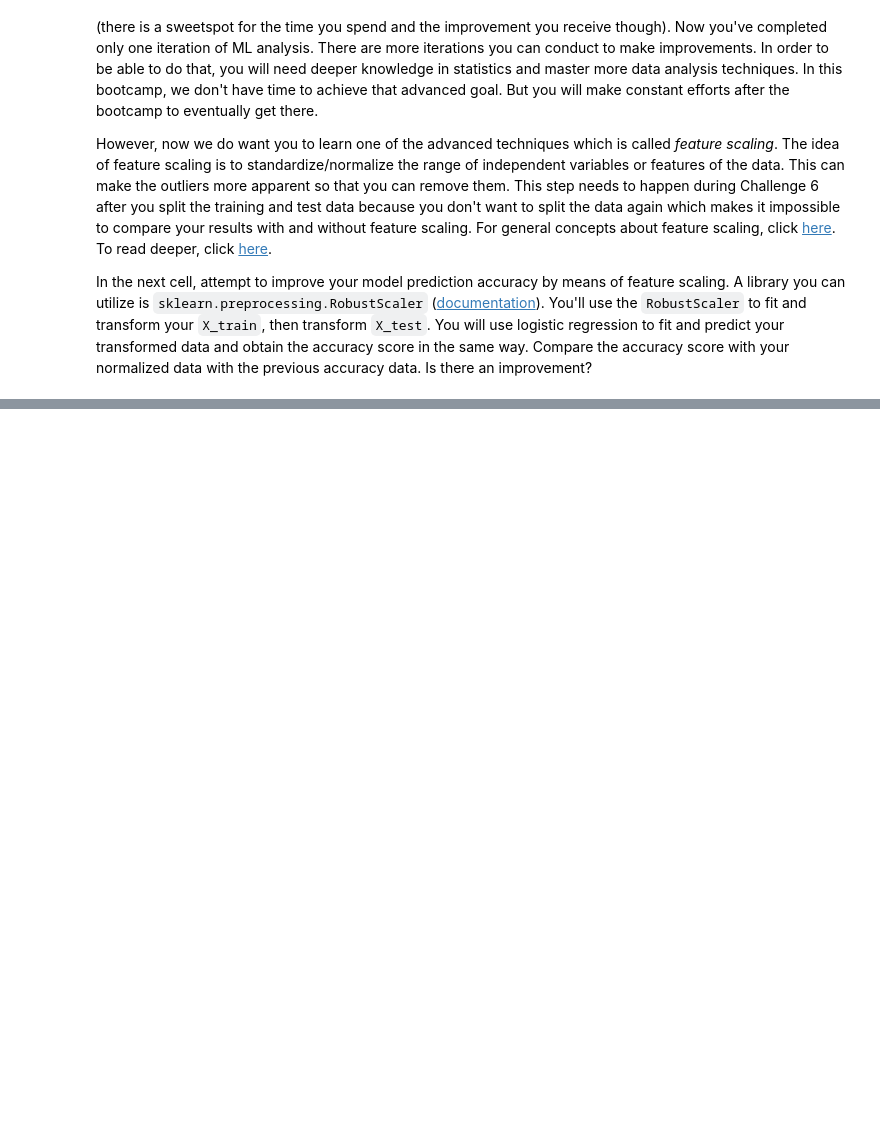
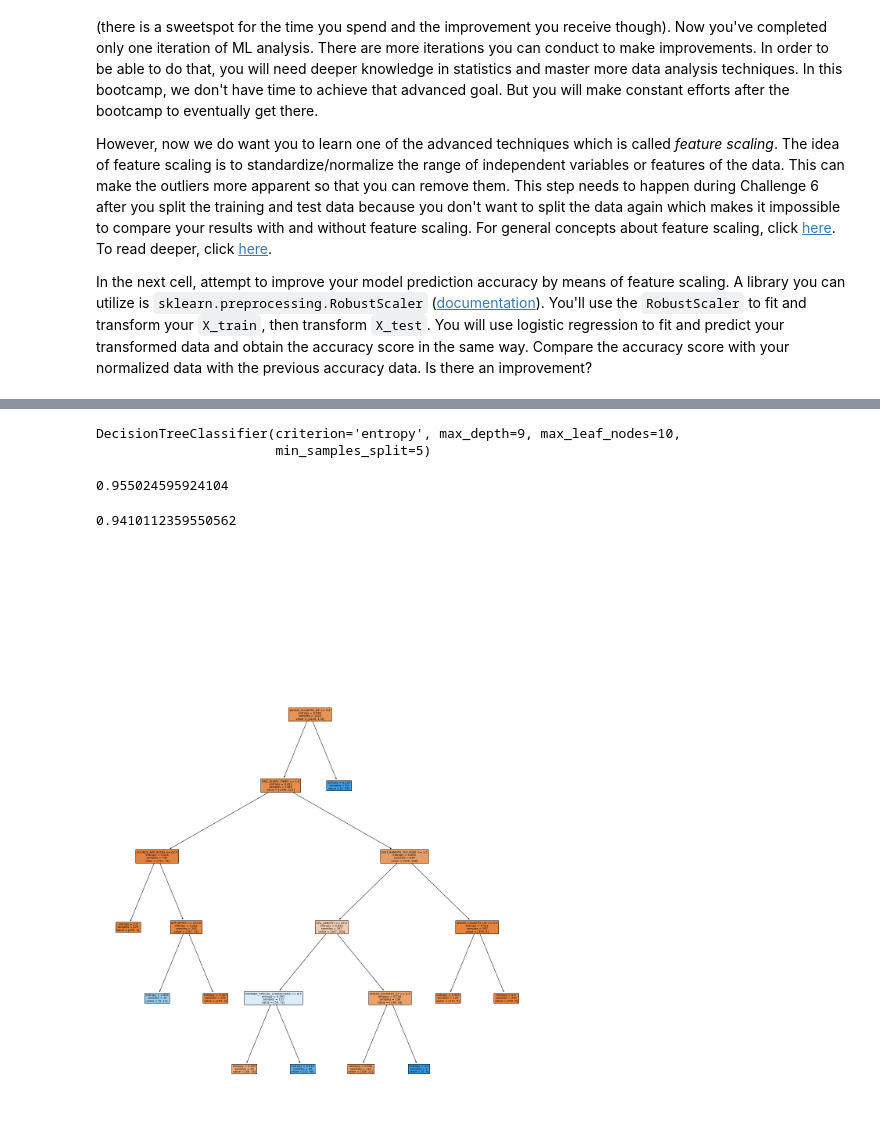
Before and after one commit to ta-data-bcn/lab-supervised-learning, a Jupyter notebook: your-code/main.ipynb, the cells around one changed output, grey strips where cells are left out. Saved outputs shown, nothing was run; the diff lists cells and outputs as text; code cells hidden in the pictures; blank space fills up the shorter version.

```diff
--- a/your-code/main.ipynb
+++ b/your-code/main.ipynb
@@ -532,0 +547,12 @@ In the next cell, attempt to improve your model prediction accuracy by means of
+# %%
+tree_search = GridSearchCV(estimator=tree,
+                            param_grid={"criterion":["gini","entropy"],
+                                        "splitter":["best", "random"],
+                                       "max_depth":[3,6,9,12,15],
+                                        "min_samples_split":[2,3,4,5,6],
+                                        "max_leaf_nodes": [3]},
+
+                            scoring ="accuracy",
+                            cv=10)
+# %%
+tree_search.fit(X_train,y_train)
@@ -532,0 +594,12 @@ In the next cell, attempt to improve your model prediction accuracy by means of
+# %%
+final_tree = DecisionTreeClassifier(ccp_alpha=0.0, class_weight=None, criterion='entropy',
+                       max_depth=9, max_features=None, max_leaf_nodes=10,
+                       min_impurity_decrease=0.0, min_impurity_split=None,
+                       min_samples_leaf=1, min_samples_split=5,
+                       min_weight_fraction_leaf=0.0, presort='deprecated',
+                       random_state=None, splitter='best')
+# %%
+final_tree.fit(X_train,y_train)
+# %% [output]
+DecisionTreeClassifier(criterion='entropy', max_depth=9, max_leaf_nodes=10,
+                       min_samples_split=5)
@@ -532,0 +609,8 @@ In the next cell, attempt to improve your model prediction accuracy by means of
+# %%
+accuracy_score(y_train,X_train_pred)
+# %% [output]
+0.955024595924104
+# %%
+accuracy_score(y_test,X_test_pred)
+# %% [output]
+0.9410112359550562
@@ -532,0 +620,8 @@ In the next cell, attempt to improve your model prediction accuracy by means of
+# %%
+plt.figure(figsize=(20,20))
+
+tree.plot_tree(final_tree,filled=True,feature_names=website_dummy.columns)
+plt.tight_layout()
+plt.show()
+# %% [output]
+[figure, added]
```
Also changed, not shown: parts of 19 cells of this notebook.
